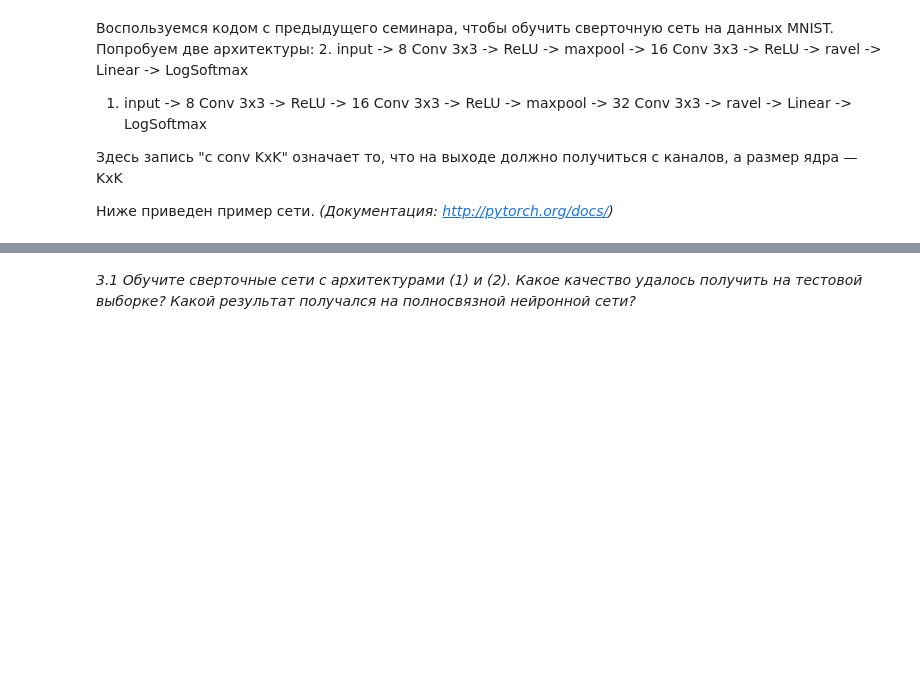
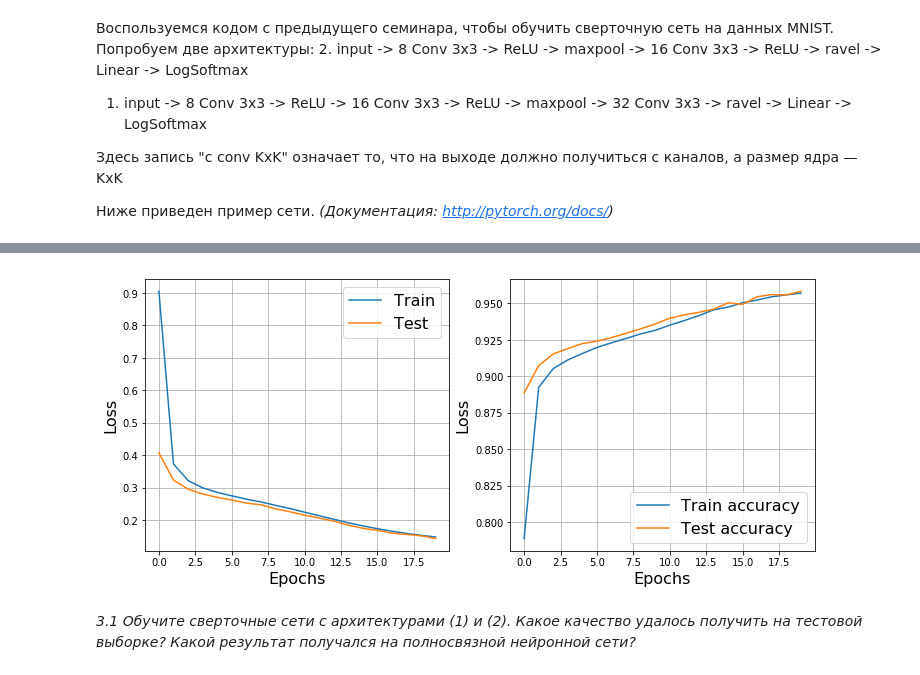
Before and after one commit to Osanyin-Taiwo-30/Neural-networks, a Jupyter notebook: seminar_04/[SOLVED] Practice task 4, CNN.ipynb, the cells around one changed output, grey strips where cells are left out. Drawn from its saved outputs; the diff is of its cells as text; code cells hidden in the pictures; blank space fills up the shorter version.

```diff
--- a/seminar_04/[SOLVED] Practice task 4, CNN.ipynb
+++ b/seminar_04/[SOLVED] Practice task 4, CNN.ipynb
@@ -333,9 +344,10 @@ def train(network, epochs, learning_rate):
     plt.legend(loc=0, fontsize=16)
     plt.grid('on')
     plt.show()
+    return test_accuracy_epochs
 # %%
 from IPython.display import clear_output
 import sys
 network = ConvClassifier(image_size=image_size)
-train(network, 15, 1e-4)
+net0_ac = train(network, 20, 1e-4)
 # %% [output]
@@ -343,3 +355,4 @@ Epoch 13... (Train/Test) NLL: 0.137/0.129       Accuracy: 0.961/0.961
+[figure, added]
 # %% [markdown]
 <i>3.1 Обучите сверточные сети с архитектурами (1) и (2). Какое качество удалось получить на тестовой выборке? Какой результат получался на полносвязной нейронной сети?</i>
 # %% [markdown]
```
Also changed, not shown: parts of 20 cells of this notebook.
